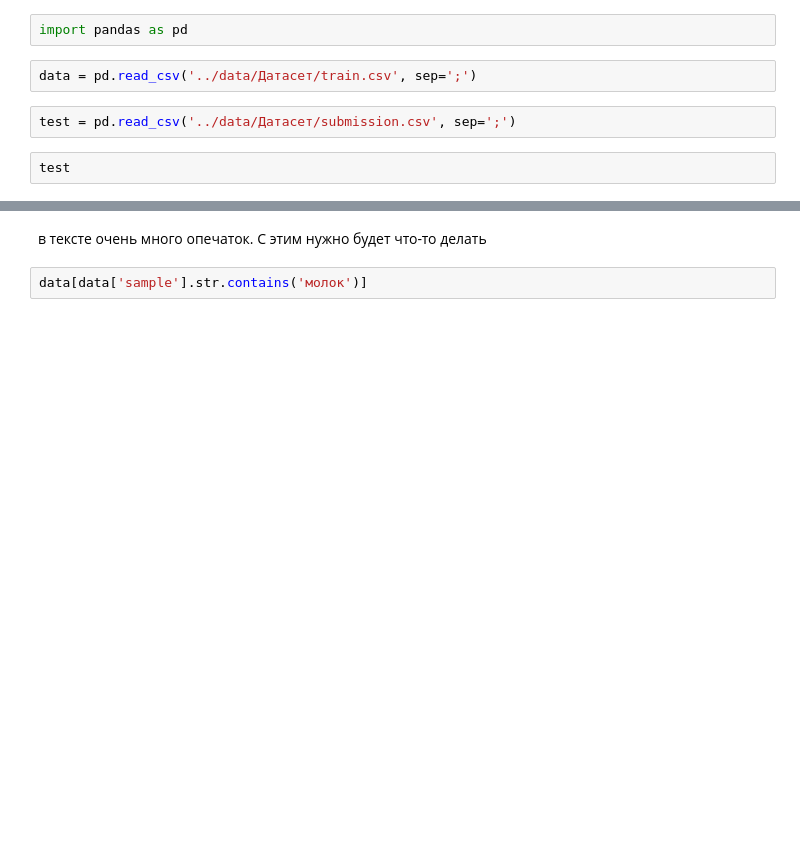
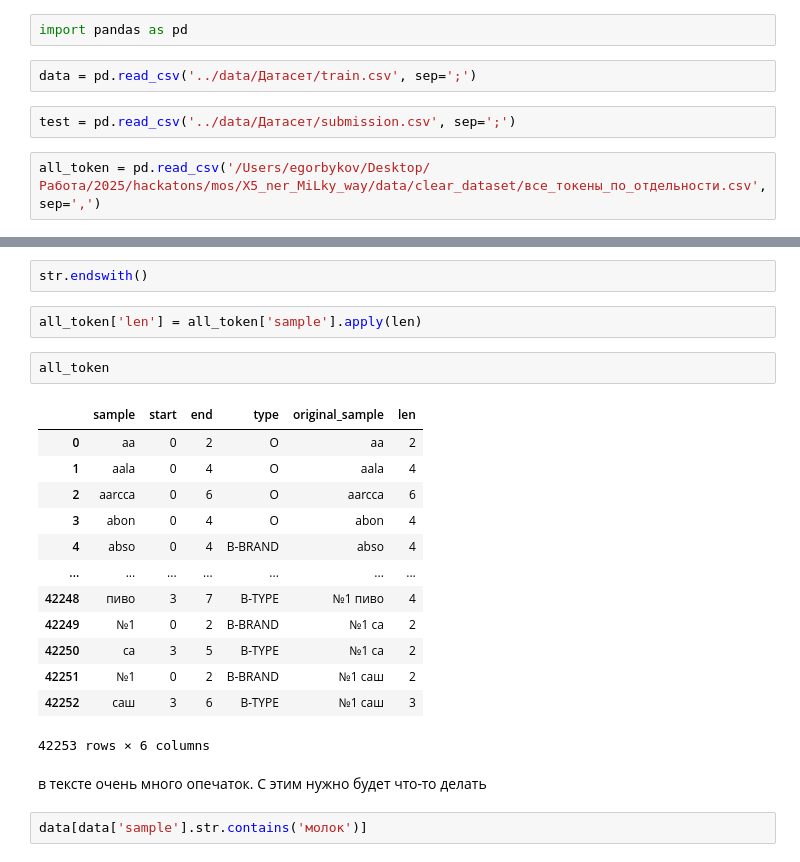
Before and after one commit to ahill132009/X5_ner_MiLky_way, a Jupyter notebook: EDA/EDA.ipynb, the cells around one changed output, grey strips where cells are left out. Drawn from its saved outputs; the diff is of its cells as text; blank space fills up the shorter version.

```diff
--- a/EDA/EDA.ipynb
+++ b/EDA/EDA.ipynb
@@ -5,4 +5,4 @@ data = pd.read_csv('../data/Датасет/train.csv', sep=';')
 # %%
 test = pd.read_csv('../data/Датасет/submission.csv', sep=';')
 # %%
-test
+all_token = pd.read_csv('/Users/egorbykov/Desktop/Работа/2025/hackatons/mos/X5_ner_MiLky_way/data/clear_dataset/все_токены_по_отдельности.csv', sep=',')
@@ -23,3 +25,23 @@ test
+# %%
+str.endswith()
+# %%
+all_token['len'] = all_token['sample'].apply(len)
+# %%
+all_token
+# %% [output]
+|  | sample | start | end | type | original_sample | len |
+| 0 | aa | 0 | 2 | O | aa | 2 |
+| 1 | aala | 0 | 4 | O | aala | 4 |
+| 2 | aarcca | 0 | 6 | O | aarcca | 6 |
+| 3 | abon | 0 | 4 | O | abon | 4 |
+| 4 | abso | 0 | 4 | B-BRAND | abso | 4 |
+| ... | ... | ... | ... | ... | ... | ... |
+| 42248 | пиво | 3 | 7 | B-TYPE | №1 пиво | 4 |
+| 42249 | №1 | 0 | 2 | B-BRAND | №1 са | 2 |
+| 42250 | са | 3 | 5 | B-TYPE | №1 са | 2 |
+| 42251 | №1 | 0 | 2 | B-BRAND | №1 саш | 2 |
+| 42252 | саш | 3 | 6 | B-TYPE | №1 саш | 3 |
+42253 rows × 6 columns
 # %% [markdown]
 в тексте очень много опечаток. С этим нужно будет что-то делать
 # %%
```
Also changed, not shown: parts of 7 cells of this notebook, 4 other files.
